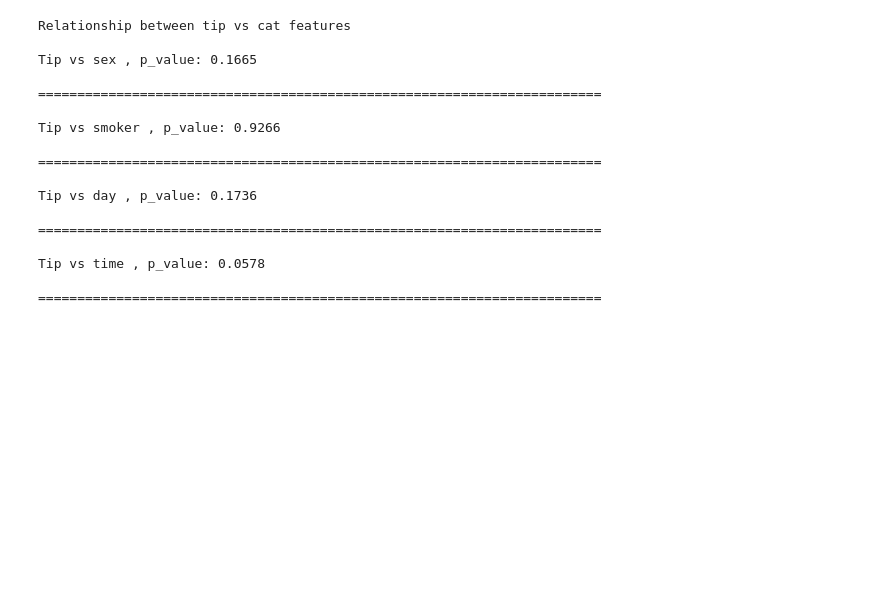
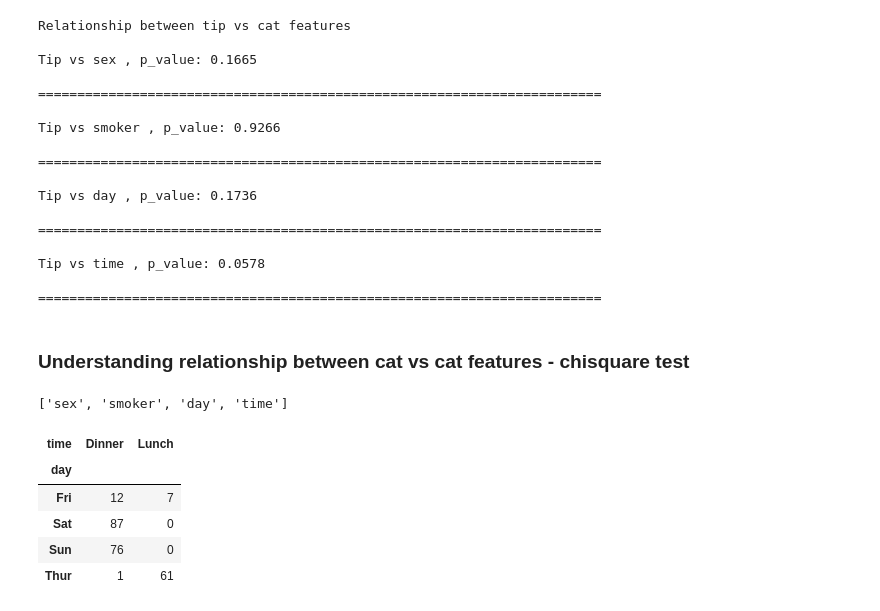
Before and after one commit to utkarshg1/Machine-Learning-3pm, a Jupyter notebook: Hypothesis testing/Hypothesis.ipynb, the cells around one changed output. Drawn from its saved outputs; the diff is of its cells as text; code cells hidden in the pictures; blank space fills up the shorter version.

```diff
--- a/Hypothesis testing/Hypothesis.ipynb
+++ b/Hypothesis testing/Hypothesis.ipynb
@@ -178,3 +178,5 @@ Tip vs day , p_value: 0.1736
 Tip vs time , p_value: 0.0578
 
 ========================================================================
+# %% [markdown]
+### Understanding relationship between cat vs cat features - chisquare test
@@ -180,0 +185,14 @@ Tip vs time , p_value: 0.0578
+# %%
+cat
+# %% [output]
+['sex', 'smoker', 'day', 'time']
+# %%
+ctab = pd.crosstab(df['day'], df['time'])
+ctab
+# %% [output]
+| time | Dinner | Lunch |
+| day |  |  |
+| Fri | 12 | 7 |
+| Sat | 87 | 0 |
+| Sun | 76 | 0 |
+| Thur | 1 | 61 |
```
Also changed, not shown: parts of 13 cells of this notebook.
